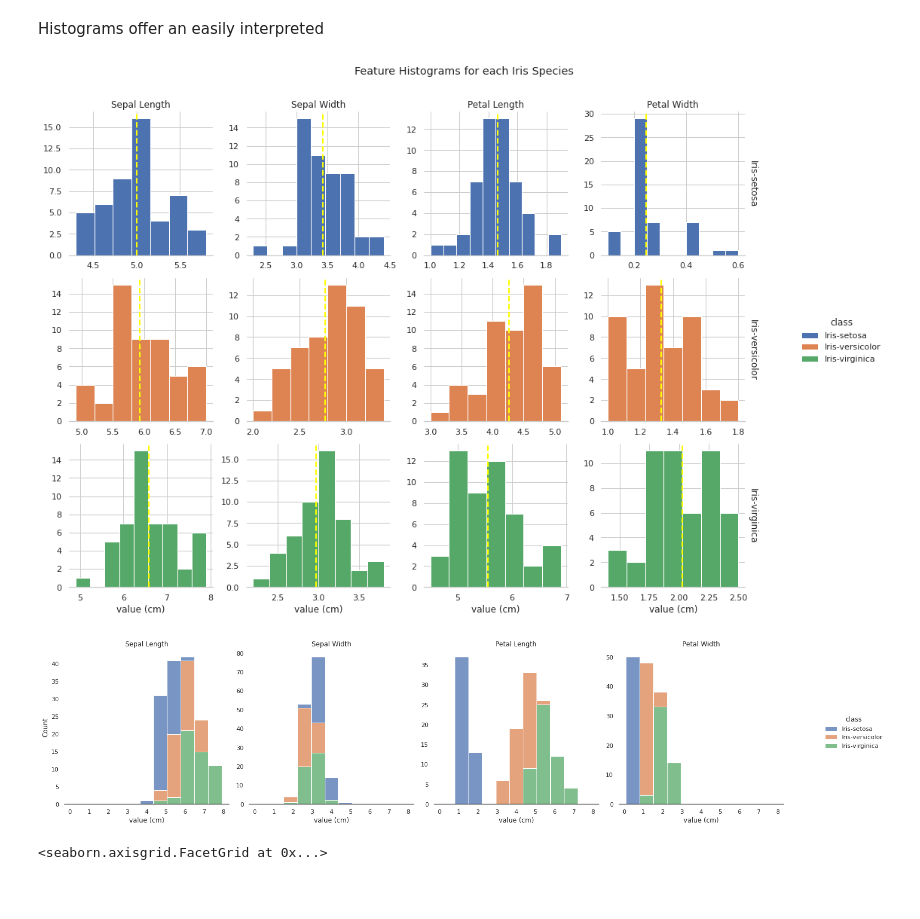
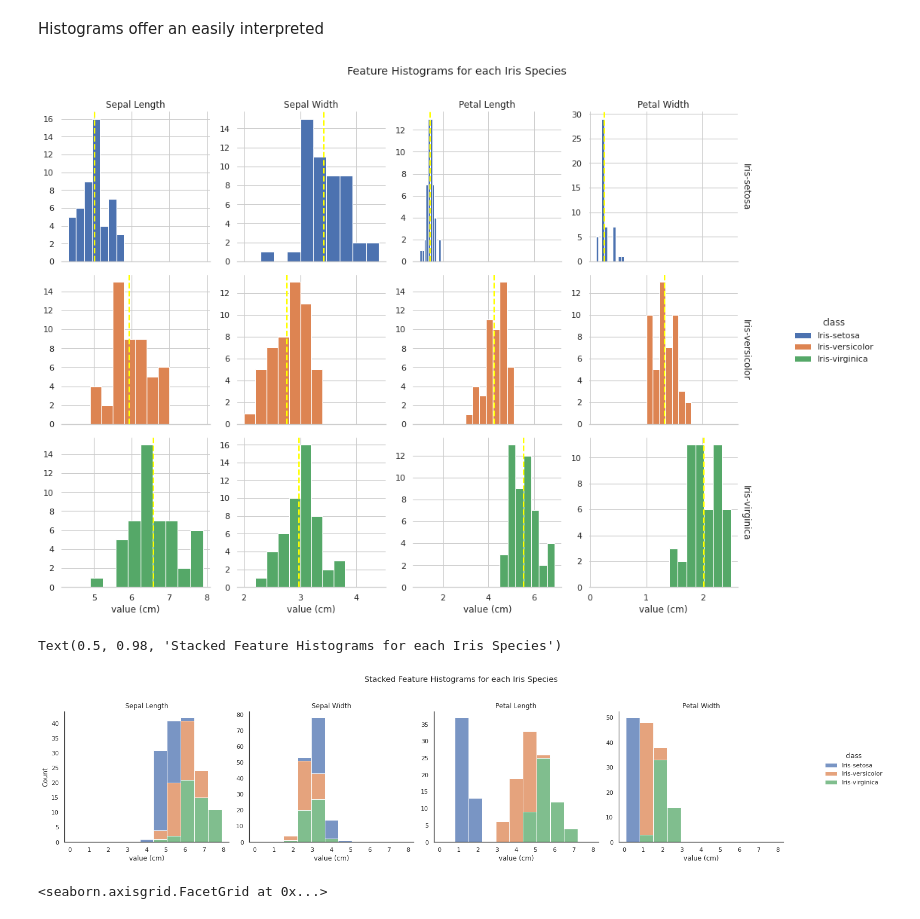
Before and after one commit to fod/pands-project2021, a Jupyter notebook: iris_analysis.ipynb, the cells around one changed output. Drawn from its saved outputs; the diff is of its cells as text; code cells hidden in the pictures; blank space fills up the shorter version.

```diff
--- a/iris_analysis.ipynb
+++ b/iris_analysis.ipynb
@@ -77,36 +77,36 @@ Histograms offer an easily interpreted
 sns.set_theme(style="whitegrid")
 g = sns.displot(data=iris_long,
             x="value",
             row="class",
             hue="class",
             col="variable",
             kind="hist",
             kde=False,
             common_bins=False,
             #    bins=40,
             height=3.5,
             aspect=1,
             alpha=1,
             linewidth=1,
             facet_kws=dict(
-                sharex=False,
+                sharex="col",
                 sharey=False,
                 margin_titles=True
             )
            )
 
 def vml(x, **kwargs):
     plt.axvline(np.mean(x), linestyle = '--', color = 'yellow', linewidth=2, label="mean=" + str(np.mean(x)))
 
 g.map(vml, "value")
 g.set_axis_labels("value (cm)")
 g.set_titles(col_template="{col_name}", row_template="{row_name}")
 g.despine(left=True)
 g.fig.subplots_adjust(top=0.9)
 g.fig.suptitle("Feature Histograms for each Iris Species")
-g.savefig("delme_hist.png")
+#g.savefig("delme_hist.png")
 # %% [output]
-[figure, old version]
+[figure, new version]
 # %%
 sns.set_theme(style="white")
 h = sns.displot(data=iris_long,
@@ -115,6 +115,7 @@ h = sns.displot(data=iris_long,
                 multiple="stack",
                 kind="hist",
                 hue="class",
+                common_bins=True,
                 #bins=20,
                 facet_kws=dict(
                     sharex=False,
@@ -124,9 +125,13 @@ h = sns.displot(data=iris_long,
                )
 h.set_axis_labels("value (cm)")
 h.set_titles(col_template="{col_name}", row_template="{row_name}")
+h.fig.subplots_adjust(top=0.8)
+h.fig.suptitle("Stacked Feature Histograms for each Iris Species")
+
 #sns.despine(left=True)
 # %% [output]
+Text(0.5, 0.98, 'Stacked Feature Histograms for each Iris Species')
-[figure, old version]
+[figure, new version]
 # %%
 sns.displot(data=iris_long, x="value", hue="class", col="variable", kind="hist", multiple="fill")
 # %% [output]
```
Also changed, not shown: parts of 13 cells of this notebook, 3 other files.
